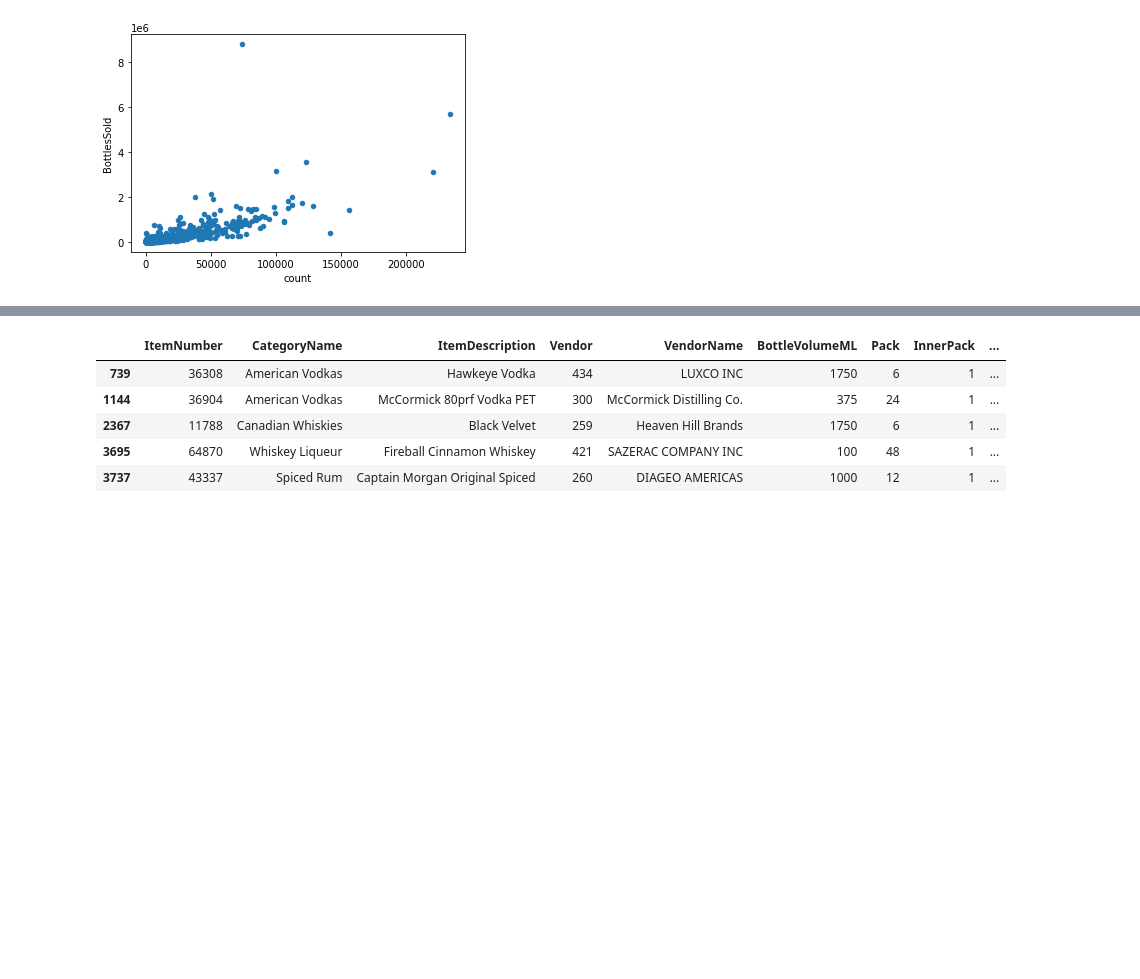
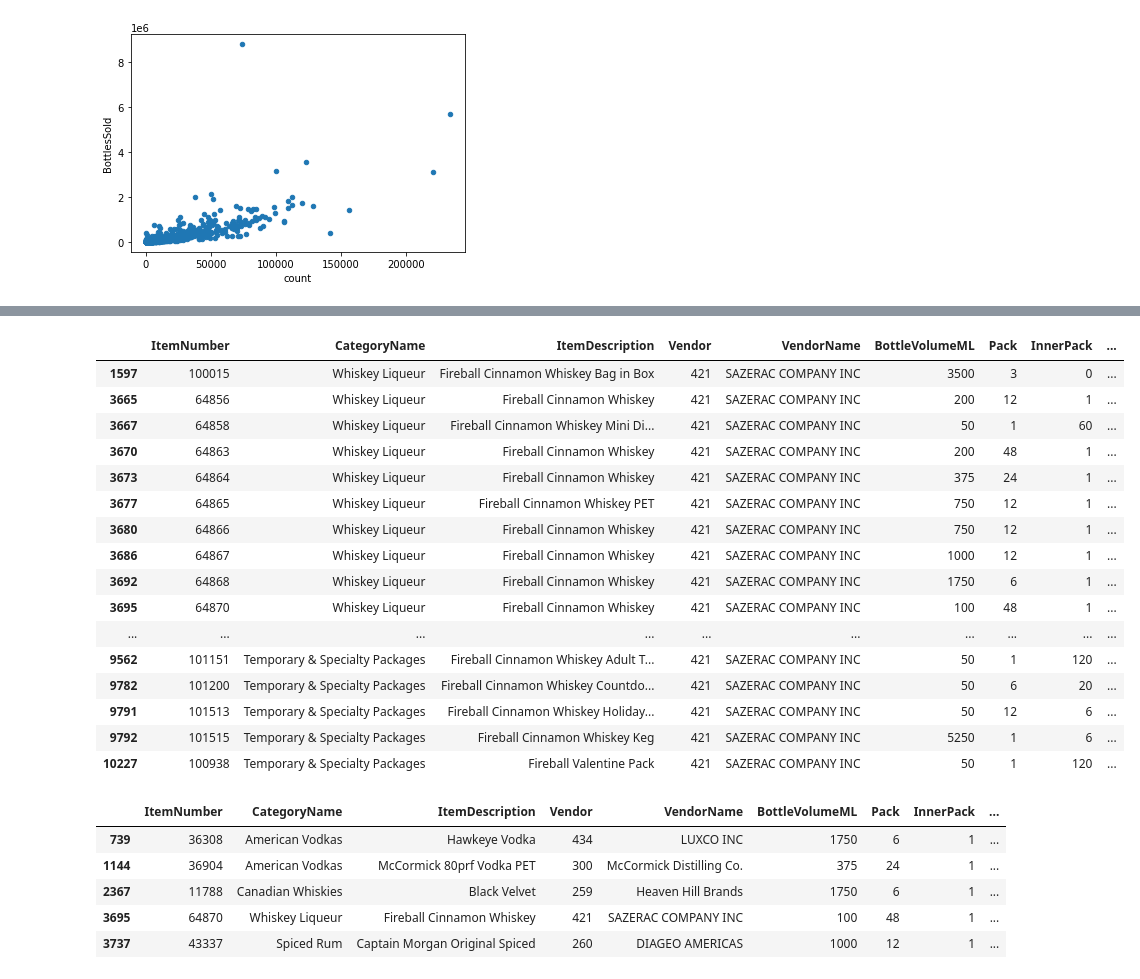
Before and after one commit to saudino480/liquor_capstone_ex, a Jupyter notebook: EDA_product.ipynb, the cells around one changed output, grey strips where cells are left out. Saved outputs shown, nothing was run; the diff lists cells and outputs as text; code cells hidden in the pictures; blank space fills up the shorter version.

```diff
--- a/EDA_product.ipynb
+++ b/EDA_product.ipynb
@@ -29,0 +178,14 @@ product_info.loc[1863, 'ItemNumber'] = '9904631'
+# %%
+whisk_dict = {x : 'Whiskey' for x in whisk}
+for dct in list_of_dict:
+    whisk_dict.update(dct)
+simple_categories = whisk_dict
+# %%
+drinks = product_info.CategoryName.unique()
+drinks = [x.replace('Brandies', 'Brandy').replace('Vodkas', 'Vodka') for x in drinks]
+drinks = [x.replace('Whiskies', 'Whiskey').replace('Liqueurs', 'Liqueur') for x in drinks]
+drinks = [x.replace('Gins', 'Gin').replace('Spirits', 'Spirit') for x in drinks]
+drinks = [re.sub("[ ]?/[ ]?", "/", x) for x in drinks]
+drinks = [re.sub("[ ]+?& +", " & ", x) for x in drinks]
+drinks = [x if x != 'Delisted/Special Order Items' else "Delisted Items" for x in drinks]
+translator = dict(zip(product_info.CategoryName.unique(), drinks))
@@ -242,3 +463,23 @@ KeyError: "None of [Int64Index([64870, 11788, 36904, 43337, 36308], dtype='int64
+# %%
+product_info[product_info.ItemDescription.str.contains('Fireball')]
+# %% [output]
+|  | ItemNumber | CategoryName | ItemDescription | Vendor | VendorName | BottleVolumeML | Pack | InnerPack | ... |
+| 1597 | 100015 | Whiskey Liqueur | Fireball Cinnamon Whiskey Bag in Box | 421 | SAZERAC COMPANY INC | 3500 | 3 | 0 | ... |
+| 3665 | 64856 | Whiskey Liqueur | Fireball Cinnamon Whiskey | 421 | SAZERAC COMPANY INC | 200 | 12 | 1 | ... |
+| 3667 | 64858 | Whiskey Liqueur | Fireball Cinnamon Whiskey Mini Di... | 421 | SAZERAC COMPANY INC | 50 | 1 | 60 | ... |
+| 3670 | 64863 | Whiskey Liqueur | Fireball Cinnamon Whiskey | 421 | SAZERAC COMPANY INC | 200 | 48 | 1 | ... |
+| 3673 | 64864 | Whiskey Liqueur | Fireball Cinnamon Whiskey | 421 | SAZERAC COMPANY INC | 375 | 24 | 1 | ... |
+| 3677 | 64865 | Whiskey Liqueur | Fireball Cinnamon Whiskey PET | 421 | SAZERAC COMPANY INC | 750 | 12 | 1 | ... |
+| 3680 | 64866 | Whiskey Liqueur | Fireball Cinnamon Whiskey | 421 | SAZERAC COMPANY INC | 750 | 12 | 1 | ... |
+| 3686 | 64867 | Whiskey Liqueur | Fireball Cinnamon Whiskey | 421 | SAZERAC COMPANY INC | 1000 | 12 | 1 | ... |
+| 3692 | 64868 | Whiskey Liqueur | Fireball Cinnamon Whiskey | 421 | SAZERAC COMPANY INC | 1750 | 6 | 1 | ... |
+| 3695 | 64870 | Whiskey Liqueur | Fireball Cinnamon Whiskey | 421 | SAZERAC COMPANY INC | 100 | 48 | 1 | ... |
+| ... | ... | ... | ... | ... | ... | ... | ... | ... | ... |
+| 9562 | 101151 | Temporary & Specialty Packages | Fireball Cinnamon Whiskey Adult T... | 421 | SAZERAC COMPANY INC | 50 | 1 | 120 | ... |
+| 9782 | 101200 | Temporary & Specialty Packages | Fireball Cinnamon Whiskey Countdo... | 421 | SAZERAC COMPANY INC | 50 | 6 | 20 | ... |
+| 9791 | 101513 | Temporary & Specialty Packages | Fireball Cinnamon Whiskey Holiday... | 421 | SAZERAC COMPANY INC | 50 | 12 | 6 | ... |
+| 9792 | 101515 | Temporary & Specialty Packages | Fireball Cinnamon Whiskey Keg | 421 | SAZERAC COMPANY INC | 5250 | 1 | 6 | ... |
+| 10227 | 100938 | Temporary & Specialty Packages | Fireball Valentine Pack | 421 | SAZERAC COMPANY INC | 50 | 1 | 120 | ... |
 # %%
 product_lookup(noteworthy_ids)
 # %% [output]
```
Also changed, not shown: parts of 48 cells of this notebook, 1 other file.
